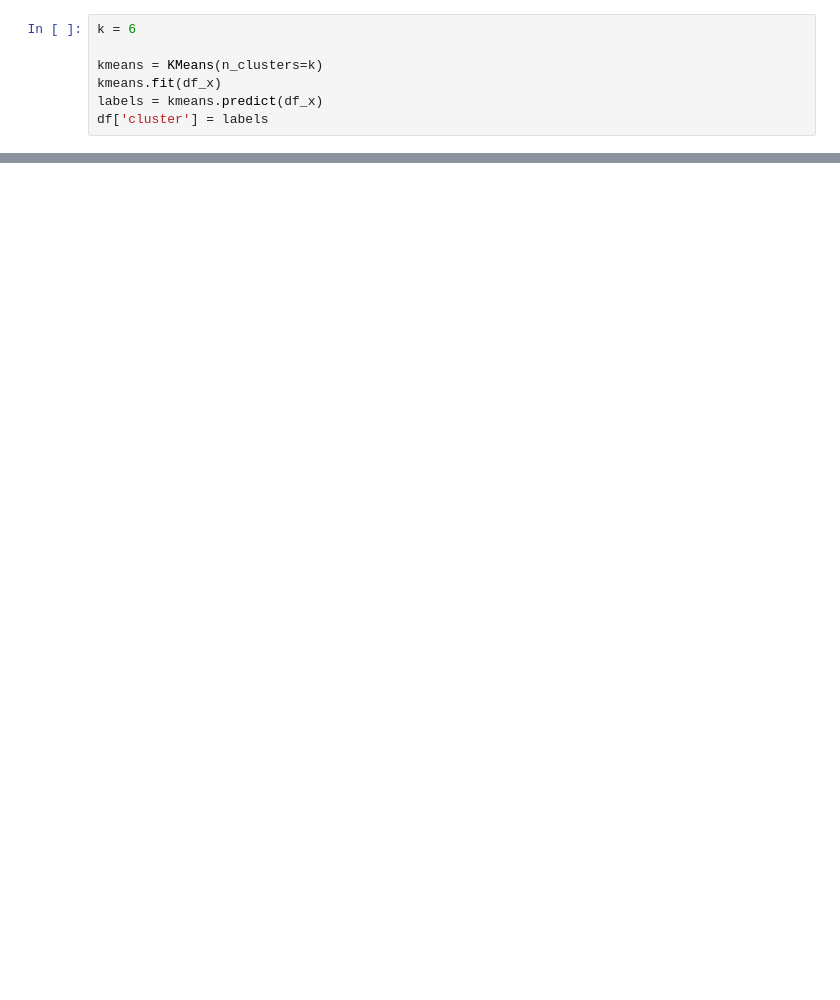
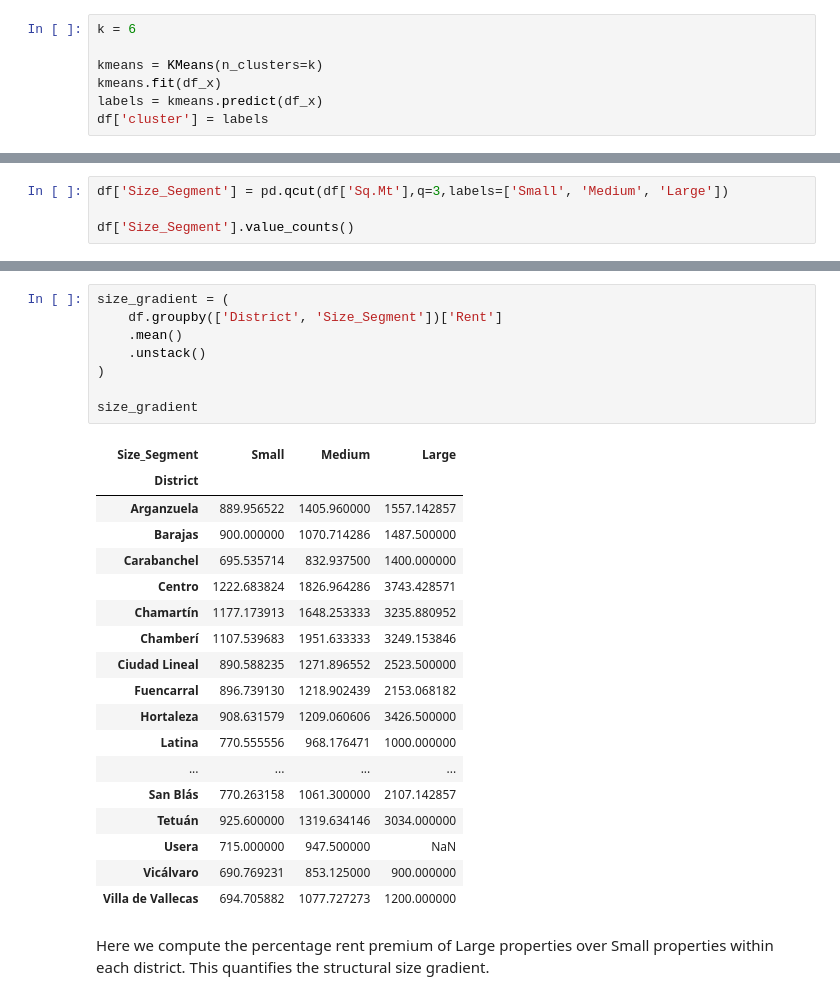
Before and after one commit to JJR9903/IE-MBDS-ML-1-group-project, a Jupyter notebook: notebooks/Group project.ipynb, the cells around one changed output, grey strips where cells are left out. Cells and saved outputs as stored; diff of their text form; blank space fills up the shorter version.

```diff
--- a/notebooks/Group project.ipynb
+++ b/notebooks/Group project.ipynb
@@ -721,0 +774,4 @@ df.loc[df.cluster==5].describe()
+# %%
+df['Size_Segment'] = pd.qcut(df['Sq.Mt'],q=3,labels=['Small', 'Medium', 'Large'])
+
+df['Size_Segment'].value_counts()
@@ -721,0 +807,29 @@ df.loc[df.cluster==5].describe()
+# %%
+size_gradient = (
+    df.groupby(['District', 'Size_Segment'])['Rent']
+    .mean()
+    .unstack()
+)
+
+size_gradient
+# %% [output]
+| Size_Segment | Small | Medium | Large |
+| District |  |  |  |
+| Arganzuela | 889.956522 | 1405.960000 | 1557.142857 |
+| Barajas | 900.000000 | 1070.714286 | 1487.500000 |
+| Carabanchel | 695.535714 | 832.937500 | 1400.000000 |
+| Centro | 1222.683824 | 1826.964286 | 3743.428571 |
+| Chamartín | 1177.173913 | 1648.253333 | 3235.880952 |
+| Chamberí | 1107.539683 | 1951.633333 | 3249.153846 |
+| Ciudad Lineal | 890.588235 | 1271.896552 | 2523.500000 |
+| Fuencarral | 896.739130 | 1218.902439 | 2153.068182 |
+| Hortaleza | 908.631579 | 1209.060606 | 3426.500000 |
+| Latina | 770.555556 | 968.176471 | 1000.000000 |
+| ... | ... | ... | ... |
+| San Blás | 770.263158 | 1061.300000 | 2107.142857 |
+| Tetuán | 925.600000 | 1319.634146 | 3034.000000 |
+| Usera | 715.000000 | 947.500000 | NaN |
+| Vicálvaro | 690.769231 | 853.125000 | 900.000000 |
+| Villa de Vallecas | 694.705882 | 1077.727273 | 1200.000000 |
+# %% [markdown]
+Here we compute the percentage rent premium of Large properties over Small properties within each district. This quantifies the structural size gradient.
```
Also changed, not shown: parts of 42 cells of this notebook.
